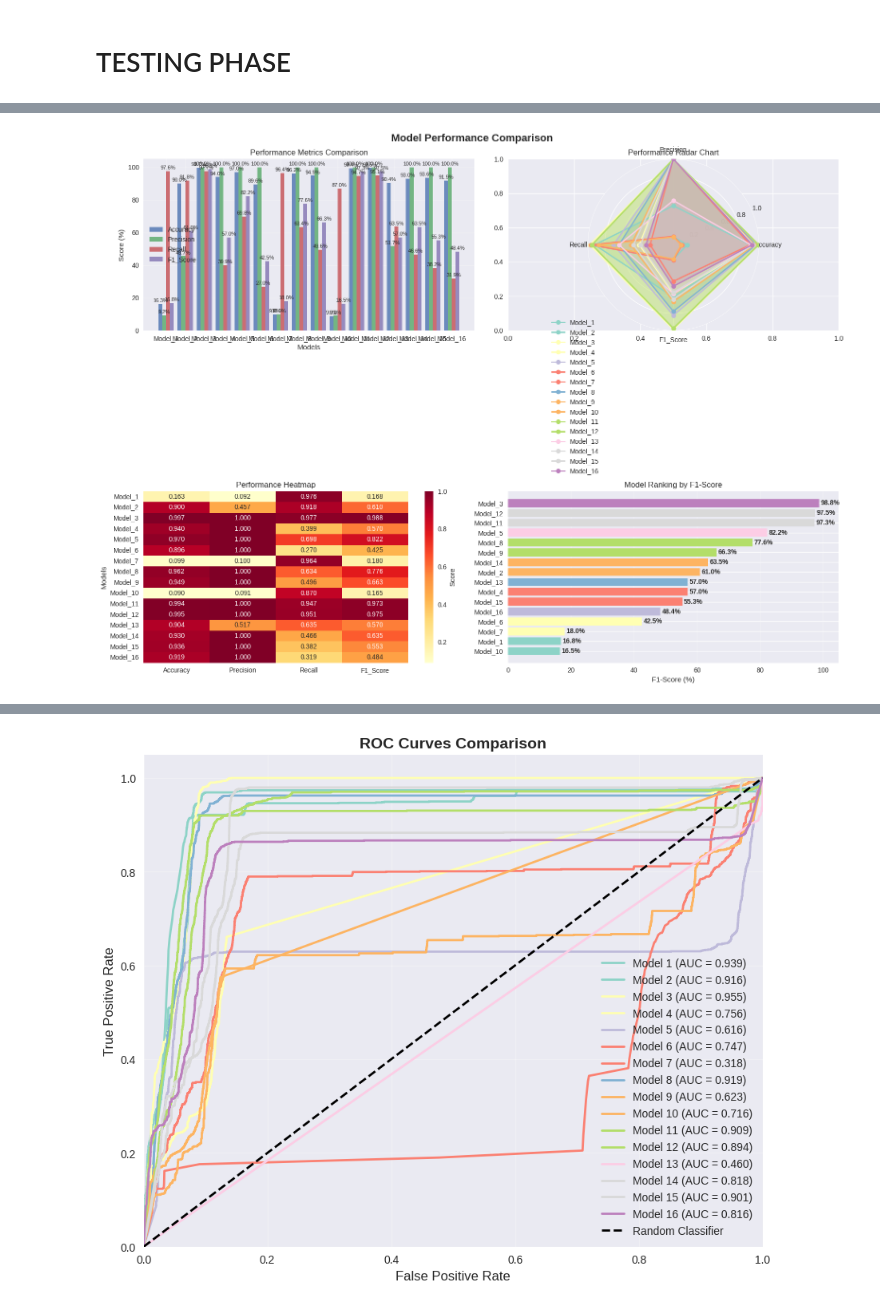
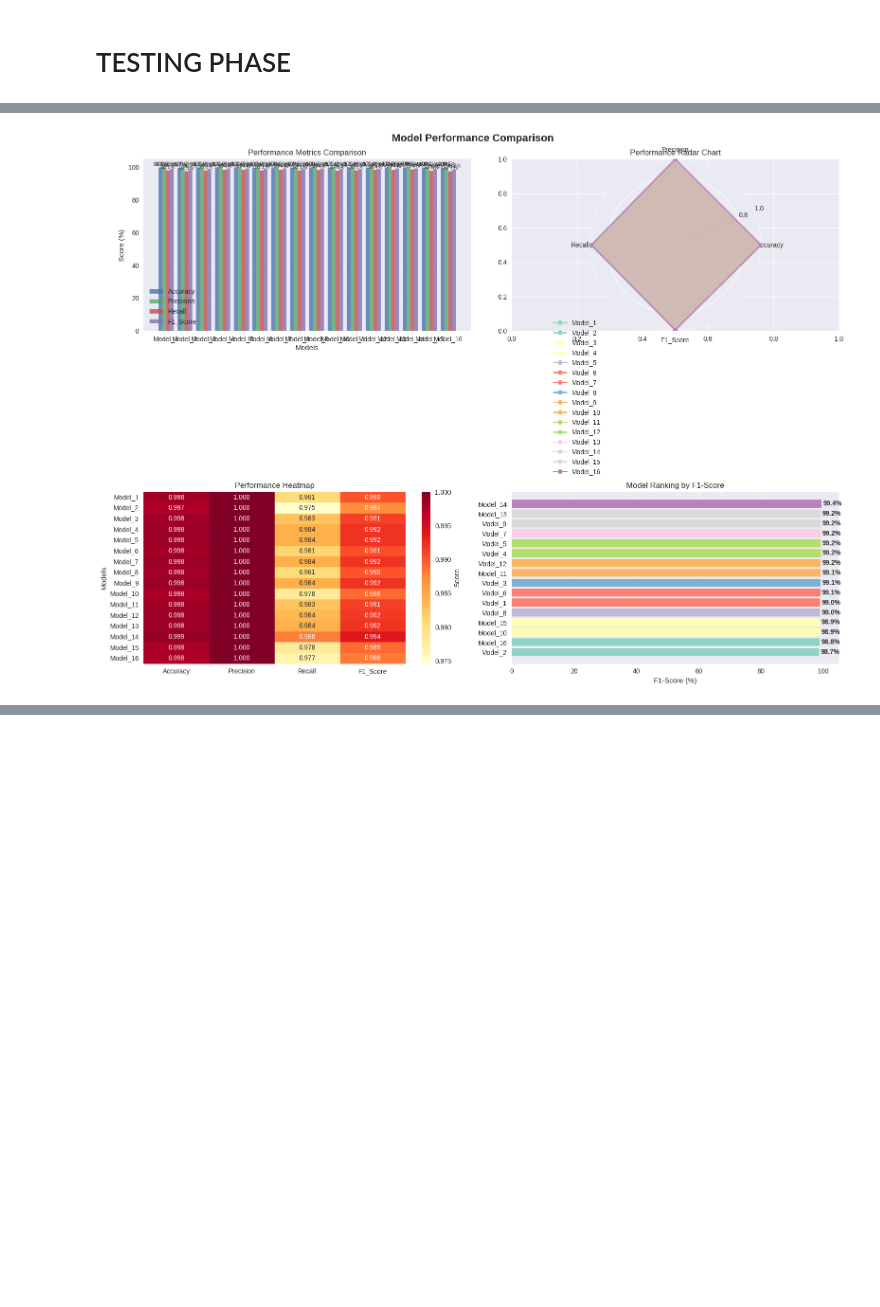
Before and after one commit to mitsouma/IOT_Anomalies_Detection_System_Based_on_Tensor_Decomposition, a Jupyter notebook: Pipeline.ipynb, the cells around one changed output, grey strips where cells are left out. Saved outputs shown, nothing was run; the diff lists cells and outputs as text; code cells hidden in the pictures; blank space fills up the shorter version.

```diff
--- a/Pipeline.ipynb
+++ b/Pipeline.ipynb
@@ -658,7 +660,7 @@ for rank in range(1, 17):
 
     # 6. Train/Test Split and Model Training
     #I have used all the data for training because the testing will be done using an other dataset so I just took 1% of the training set for vaalidation
-    X_train, X_test, y_train, y_test = train_test_split(X1, Y1, test_size=0.001, random_state=42,stratify=Y1)
+    X_train, X_test, y_train, y_test = train_test_split(X1, Y1, test_size=0.7, random_state=42,stratify=Y1)
     model, history = build_and_train_binary_classifier(
         X_train, y_train, X_test, y_test,
         learning_rate=0.0001, batch_size=32, epochs=50
@@ -674,8 +676,7 @@ for rank in range(1, 17):
     df_test_cleaned = pd.concat([df1,df_scores_test[df_scores_test['label']==1]],axis=0)
 
     # 9. Feature Scaling (Use fitted scaler from train)
-    s1=StandardScaler()
-    X = s1.fit_transform(df_test_cleaned.drop(columns=['label', 'Dst IP', 'time_windows']))
+    X = s.transform(df_test_cleaned.drop(columns=['label', 'Dst IP', 'time_windows']))
     Y = df_test_cleaned['label']
 
     # 10. Prediction
@@ -871,51 +872,6 @@ ax4.set_xlim(0, 105)
 plt.tight_layout()
 plt.show()
 
-# ====== COMBINED ROC CURVES ======
-plt.figure(figsize=(10, 8))
-for i, (model, df_scores_test) in enumerate(zip(model_list, df_test_list)):
-    s=StandardScaler()
-    X_scaled = s.fit_transform(df_scores_test.drop(columns=['label', 'Dst IP', 'time_windows']))
-    Y = df_scores_test['label']
-    y_pred_prob = model.predict(X_scaled)
-
-    fpr, tpr, _ = roc_curve(Y, y_pred_prob)
-    roc_auc = auc(fpr, tpr)
-
-    plt.plot(fpr, tpr, lw=2, color=colors[i],
-             label=f'Model {i+1} (AUC = {roc_auc:.3f})')
-
-plt.plot([0, 1], [0, 1], 'k--', lw=2, label='Random Classifier')
-plt.xlim([0.0, 1.0])
-plt.ylim([0.0, 1.05])
-plt.xlabel('False Positive Rate', fontsize=12)
-plt.ylabel('True Positive Rate', fontsize=12)
-plt.title('ROC Curves Comparison', fontsize=14, fontweight='bold')
-plt.legend(loc="lower right")
-plt.grid(True, alpha=0.3)
-plt.show()
-
-# ====== COMBINED PRECISION-RECALL CURVES ======
-plt.figure(figsize=(10, 8))
-for i, (model, df_scores_test) in enumerate(zip(model_list, df_test_list)):
-    s=StandardScaler()
-    X_scaled = s.fit_transform(df_scores_test.drop(columns=['label', 'Dst IP', 'time_windows']))
-    Y = df_scores_test['label']
-    y_pred_prob = model.predict(X_scaled)
-
-    precision_curve, recall_curve, _ = precision_recall_curve(Y, y_pred_prob)
-    pr_auc = auc(recall_curve, precision_curve)
-
-    plt.plot(recall_curve, precision_curve, lw=2, color=colors[i],
-             label=f'Model {i+1} (AUC = {pr_auc:.3f})')
-
-plt.xlabel('Recall', fontsize=12)
-plt.ylabel('Precision', fontsize=12)
-plt.title('Precision-Recall Curves Comparison', fontsize=14, fontweight='bold')
-plt.legend()
-plt.grid(True, alpha=0.3)
-plt.show()
-
 # ====== SUMMARY TABLE ======
 print("\n" + "="*60)
 print("FINAL PERFORMANCE SUMMARY")
@@ -951 +907 @@ Model Comparison Results:
-[figure, old version]
+[figure, new version]
@@ -968 +924,0 @@ Model Comparison Results:
-[figure, removed]
```
Also changed, not shown: parts of 25 cells of this notebook.
